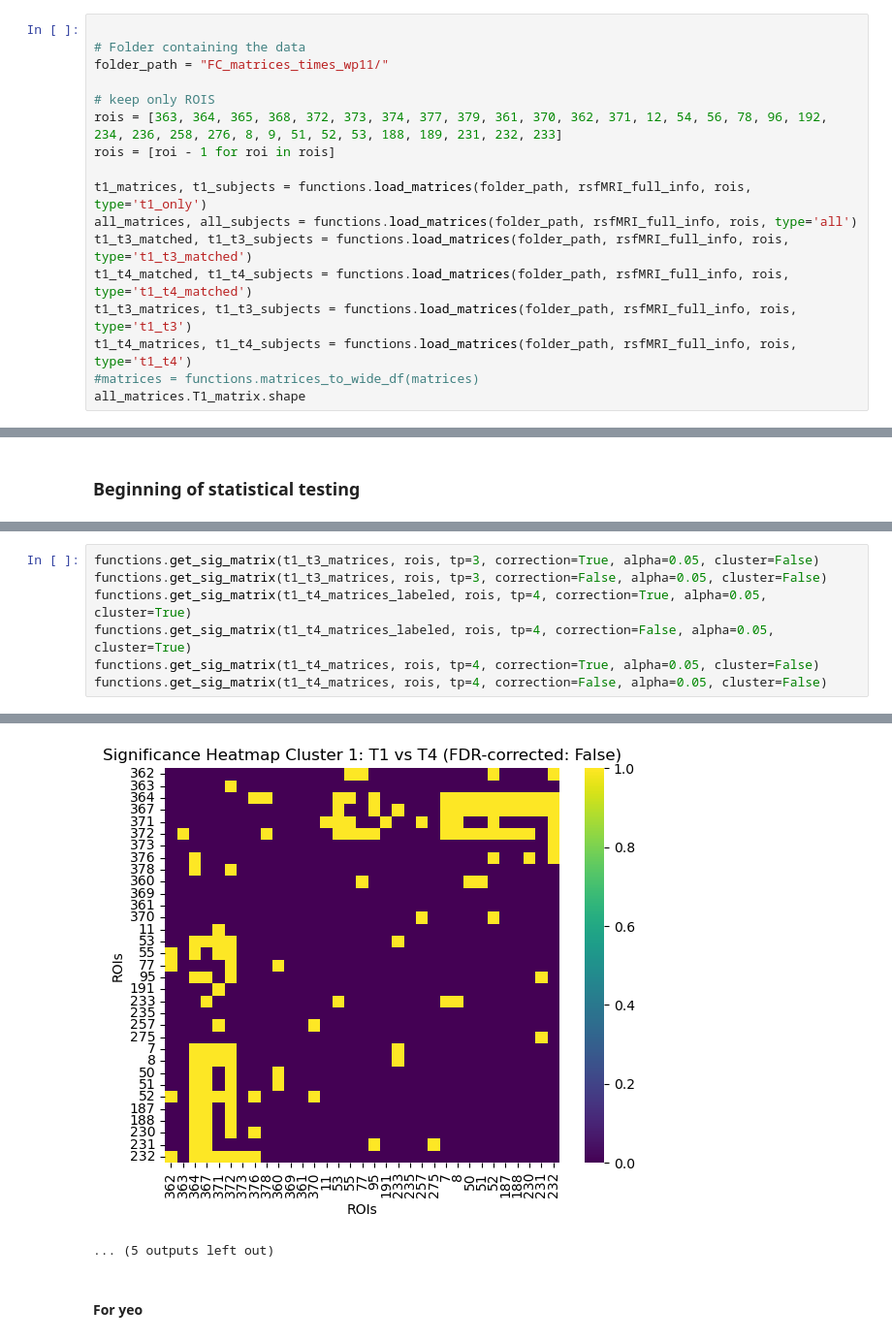
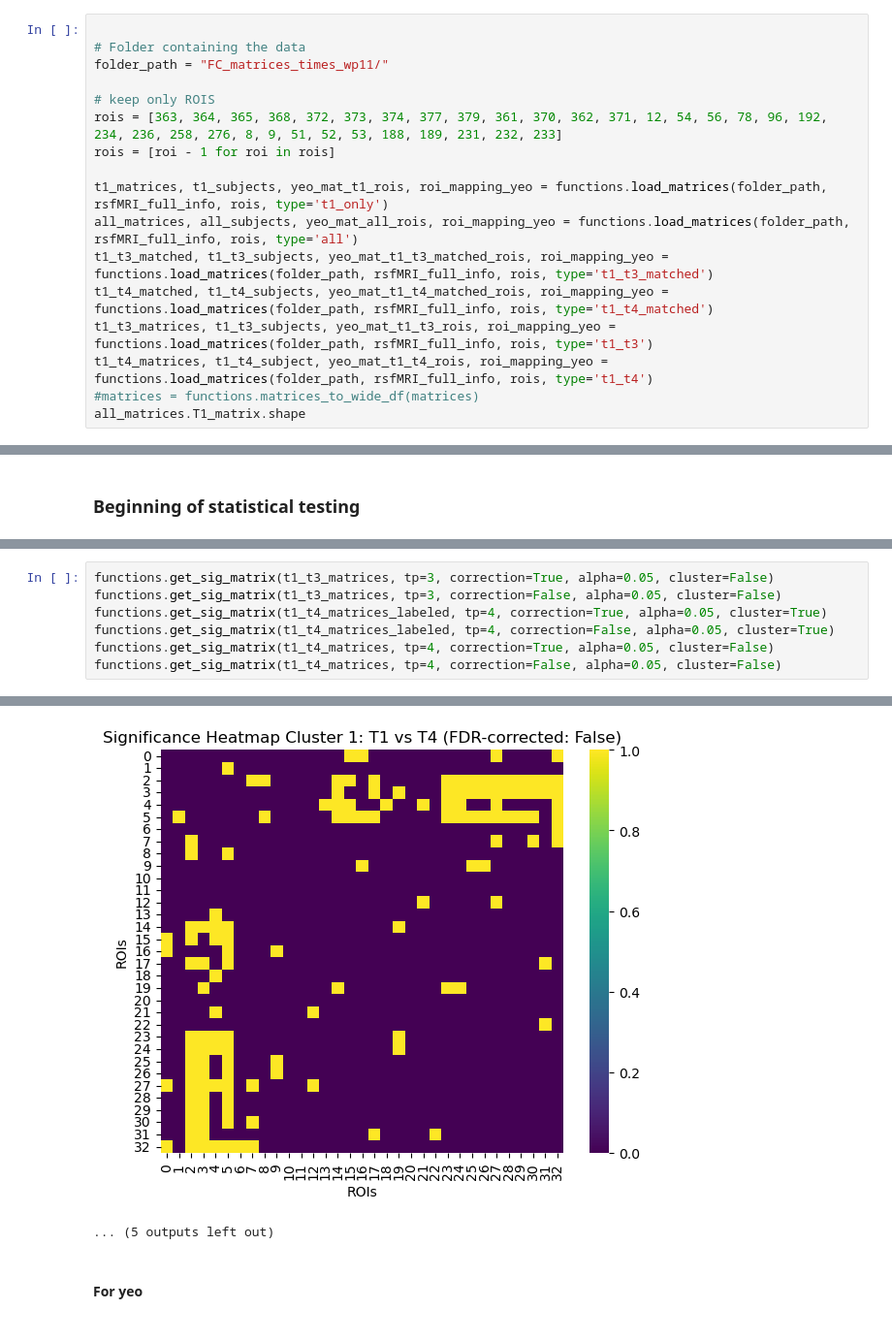
Before and after one commit to maylismlr/uphummel_MA4, a Jupyter notebook: clustering.ipynb, the cells around one changed output, grey strips where cells are left out. Shown at 97% size. Drawn from its saved outputs; the diff is of its cells as text.

```diff
--- a/clustering.ipynb
+++ b/clustering.ipynb
@@ -43,12 +43,12 @@ folder_path = "FC_matrices_times_wp11/"
 rois = [363, 364, 365, 368, 372, 373, 374, 377, 379, 361, 370, 362, 371, 12, 54, 56, 78, 96, 192, 234, 236, 258, 276, 8, 9, 51, 52, 53, 188, 189, 231, 232, 233]
 rois = [roi - 1 for roi in rois]
 
-t1_matrices, t1_subjects = functions.load_matrices(folder_path, rsfMRI_full_info, rois, type='t1_only')
-all_matrices, all_subjects = functions.load_matrices(folder_path, rsfMRI_full_info, rois, type='all')
-t1_t3_matched, t1_t3_subjects = functions.load_matrices(folder_path, rsfMRI_full_info, rois, type='t1_t3_matched')
-t1_t4_matched, t1_t4_subjects = functions.load_matrices(folder_path, rsfMRI_full_info, rois, type='t1_t4_matched')
-t1_t3_matrices, t1_t3_subjects = functions.load_matrices(folder_path, rsfMRI_full_info, rois, type='t1_t3')
-t1_t4_matrices, t1_t4_subjects = functions.load_matrices(folder_path, rsfMRI_full_info, rois, type='t1_t4')
+t1_matrices, t1_subjects, yeo_mat_t1_rois, roi_mapping_yeo = functions.load_matrices(folder_path, rsfMRI_full_info, rois, type='t1_only')
+all_matrices, all_subjects, yeo_mat_all_rois, roi_mapping_yeo = functions.load_matrices(folder_path, rsfMRI_full_info, rois, type='all')
+t1_t3_matched, t1_t3_subjects, yeo_mat_t1_t3_matched_rois, roi_mapping_yeo = functions.load_matrices(folder_path, rsfMRI_full_info, rois, type='t1_t3_matched')
+t1_t4_matched, t1_t4_subjects, yeo_mat_t1_t4_matched_rois, roi_mapping_yeo = functions.load_matrices(folder_path, rsfMRI_full_info, rois, type='t1_t4_matched')
+t1_t3_matrices, t1_t3_subjects, yeo_mat_t1_t3_rois, roi_mapping_yeo = functions.load_matrices(folder_path, rsfMRI_full_info, rois, type='t1_t3')
+t1_t4_matrices, t1_t4_subject, yeo_mat_t1_t4_rois, roi_mapping_yeo = functions.load_matrices(folder_path, rsfMRI_full_info, rois, type='t1_t4')
 #matrices = functions.matrices_to_wide_df(matrices)
 all_matrices.T1_matrix.shape
 # %% [output]
@@ -155,10 +158,10 @@ Cluster 1 - Shape of T4 matrices: (24, 33, 33)
 # %%
-functions.get_sig_matrix(t1_t3_matrices, rois, tp=3, correction=True, alpha=0.05, cluster=False)
-functions.get_sig_matrix(t1_t3_matrices, rois, tp=3, correction=False, alpha=0.05, cluster=False)
-functions.get_sig_matrix(t1_t4_matrices_labeled, rois, tp=4, correction=True, alpha=0.05, cluster=True)
-functions.get_sig_matrix(t1_t4_matrices_labeled, rois, tp=4, correction=False, alpha=0.05, cluster=True)
-functions.get_sig_matrix(t1_t4_matrices, rois, tp=4, correction=True, alpha=0.05, cluster=False)
-functions.get_sig_matrix(t1_t4_matrices, rois, tp=4, correction=False, alpha=0.05, cluster=False)
+functions.get_sig_matrix(t1_t3_matrices, tp=3, correction=True, alpha=0.05, cluster=False)
+functions.get_sig_matrix(t1_t3_matrices, tp=3, correction=False, alpha=0.05, cluster=False)
+functions.get_sig_matrix(t1_t4_matrices_labeled, tp=4, correction=True, alpha=0.05, cluster=True)
+functions.get_sig_matrix(t1_t4_matrices_labeled, tp=4, correction=False, alpha=0.05, cluster=True)
+functions.get_sig_matrix(t1_t4_matrices, tp=4, correction=True, alpha=0.05, cluster=False)
+functions.get_sig_matrix(t1_t4_matrices, tp=4, correction=False, alpha=0.05, cluster=False)
 # %% [output]
 Shape of T1 matrices: (65, 33, 33)
 Shape of T3 matrices: (44, 33, 33)
@@ -181,7 +184,7 @@ Cluster 0 - Shape of T4 matrices: (12, 33, 33)
 Analyzing Cluster 1...
 Cluster 1 - Shape of T1 matrices: (24, 33, 33)
 Cluster 1 - Shape of T4 matrices: (24, 33, 33)
-[figure, old version]
+[figure, new version]
 ... (5 outputs left out)
 # %% [markdown]
 #### For yeo
```
Also changed, not shown: parts of 20 cells of this notebook, 2 other files.
